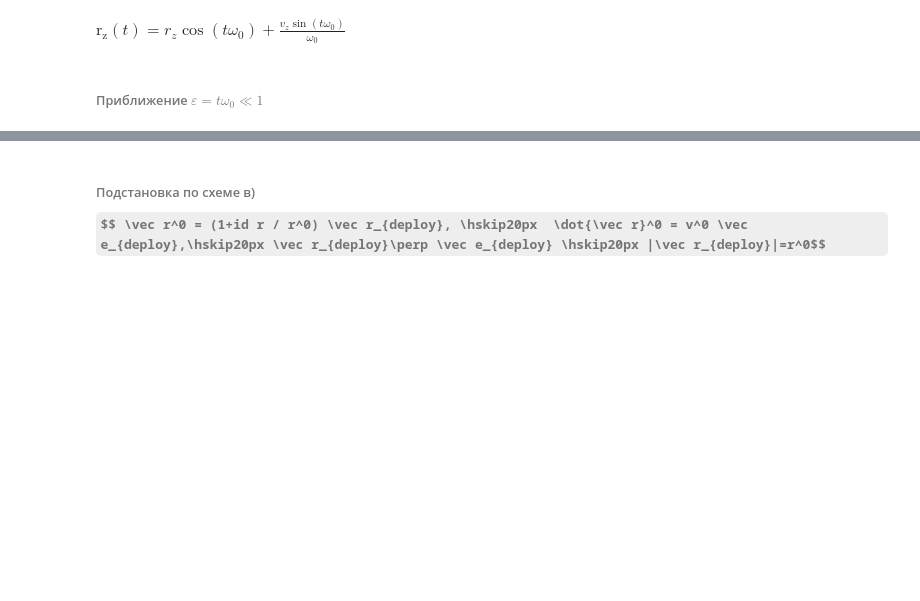
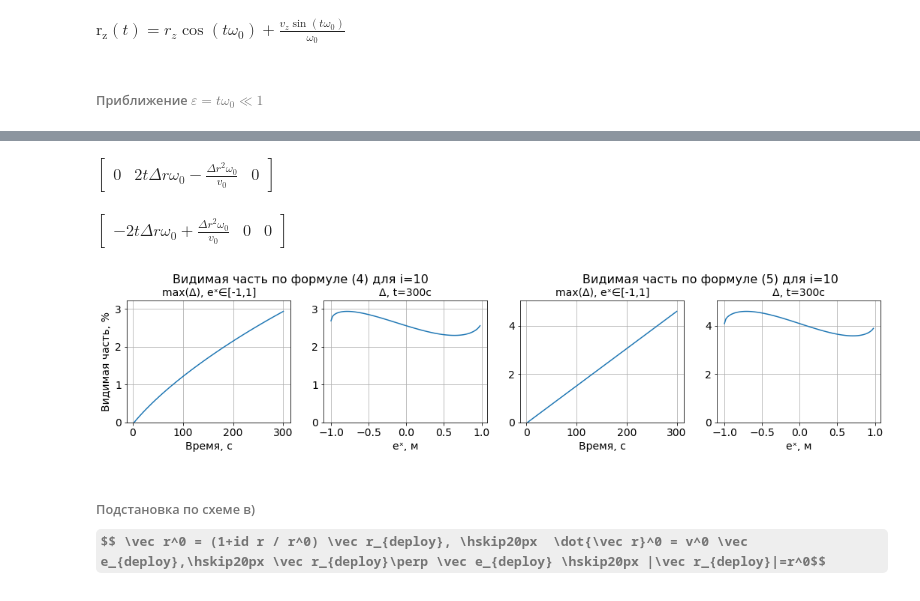
Before and after one commit to CamelCaseAverageEnjoyer/Compendium, a Jupyter notebook: PythonCompendium/ForPapers/препринт-1.ipynb, the cells around one changed output, grey strips where cells are left out. Saved outputs shown, nothing was run; the diff lists cells and outputs as text; code cells hidden in the pictures; some formulas as TeX source; blank space fills up the shorter version.

```diff
--- a/PythonCompendium/ForPapers/препринт-1.ipynb
+++ b/PythonCompendium/ForPapers/препринт-1.ipynb
@@ -1,2 +1,9 @@
 # %% [markdown]
 #### <u>Определение положения при помощи меток</u>
+# %%
+# Параметры численного моделирования (Таблица 1)
+chief_dims = [0.3, 0.1, 0.1]  # Размеры МКА, м
+deputy_dims = [0.08, 0.08, 0.02]  # Размеры ДКА, м
+closeness = 0.005  # Теснота размещения ДКА, м
+deploy_velocity = 0.001  # Скорость отделения ДКА , м/с
+time_total = 300  # Время моделирования, с
@@ -65,3 +195,57 @@ $\displaystyle \left[\begin{matrix}r_{x} - t^{2} v_{y} ω_{0} + t v_{x}\\r_{y} +
+# %%
+# Видимая часть по формуле 5
+Δ5_vec = r2-r1 - e.dot(r2-r1)*e
+Δ5_squared = (Δ5_vec.dot(Δ5_vec)).simplify()
+# %%
+# Тест - проекция на Oyz при e=[1,0,0]
+display(Δ5_vec.subs([(i,N_special),(ex,1),(ey,0),(ez,0)]).expand().T)
+# Тест - проекция на Oxz при e=[0,1,0]
+display(Δ5_vec.subs([(i,N_special),(ex,0),(ey,1),(ez,0)]).expand().T)
+# %% [output]
+$\displaystyle \left[\begin{matrix}0 & 2 t Δr ω_{0} - \frac{Δr^{2} ω_{0}}{v_{0}} & 0\end{matrix}\right]$
+$\displaystyle \left[\begin{matrix}- 2 t Δr ω_{0} + \frac{Δr^{2} ω_{0}}{v_{0}} & 0 & 0\end{matrix}\right]$
+# %%
+# Видимая часть [м] по формуле 4 (без поворота, считается cos(φ)=1)
+Δ4_squared = (r2.dot(r2) - (r2.dot(r1))**2 / r1.dot(r1)).simplify()
+# Δ4_squared = (1 - (r2.dot(r1))**2 / r1.dot(r1) / r2.dot(r2)).simplify()
+# %%
+N = 100
+t_list = [time_total/N*(i+1) for i in range(N)]
+e_list = [-1 + 2*i/N for i in range(N)]
+
+fig, axs = plt.subplots(1,4,figsize=(18,3))
+for iΔ, Δ2_ in enumerate([Δ4_squared, Δ5_squared]):
+    y_max, y_, t_ = [], [], 0
+    Δ2_num = Δ2_.subs([
+        (r0, chief_dims[0]/2), (v0, deploy_velocity), (dr, closeness), (dv, deploy_velocity/10), (ω,0.0011),  # /10 ??????????
+        (ez, 0), (ey, -sympy.sqrt(1-ex**2)), (i, N_special)
+    ]).simplify()
+
+    for it in t_list:
+        Δ2_num_t = Δ2_num.subs(t,it)
+        y = [(math.sqrt(float(sympy.re(Δ2_num_t.subs(ex,ii)))) / deputy_dims[0] * 100) for ii in e_list]
+        if len(y_max) == 0 or max(y) > max(y_max):
+            y_ = y
+            t_ = it
+        y_max.append(max(y))
+
+
+    axs[0+2*iΔ].plot(t_list, y_max)
+    axs[1+2*iΔ].plot(e_list, y_)
+    axs[0+2*iΔ].set_title("max(Δ), eˣ∈[-1,1]", fontsize=14)
+    axs[1+2*iΔ].set_title(f"Δ, t={t_:.0f}с", fontsize=14)
+    axs[0+2*iΔ].set_xlabel("Время, с", fontsize=14)
+    axs[1+2*iΔ].set_xlabel("eˣ, м", fontsize=14)
+    if iΔ==0:
+        axs[0].set_ylabel("Видимая часть, %", fontsize=14)
+    for ii in range(2):
+        axs[ii+2*iΔ].grid()
+        axs[ii+2*iΔ].set_ylim([0,max(y_)*1.1])
+        axs[ii+2*iΔ].tick_params(axis='both', which='major', labelsize=14)
+fig.suptitle(f"{' '*7}Видимая часть по формуле (4) для i={N_special}{' '*40}Видимая часть по формуле (5) для i={N_special}", fontsize=16, y=1.04)
+plt.show()
+# %% [output]
+[figure, added]
 # %% [markdown]
 ###### Подстановка по схеме в) $$ \vec r^0 = (1+id r / r^0) \vec r_{deploy}, \hskip20px  \dot{\vec r}^0 = v^0 \vec e_{deploy},\hskip20px \vec r_{deploy}\perp \vec e_{deploy} \hskip20px |\vec r_{deploy}|=r^0$$
 # %%
```
Also changed, not shown: parts of 37 cells of this notebook, 57 other files.
